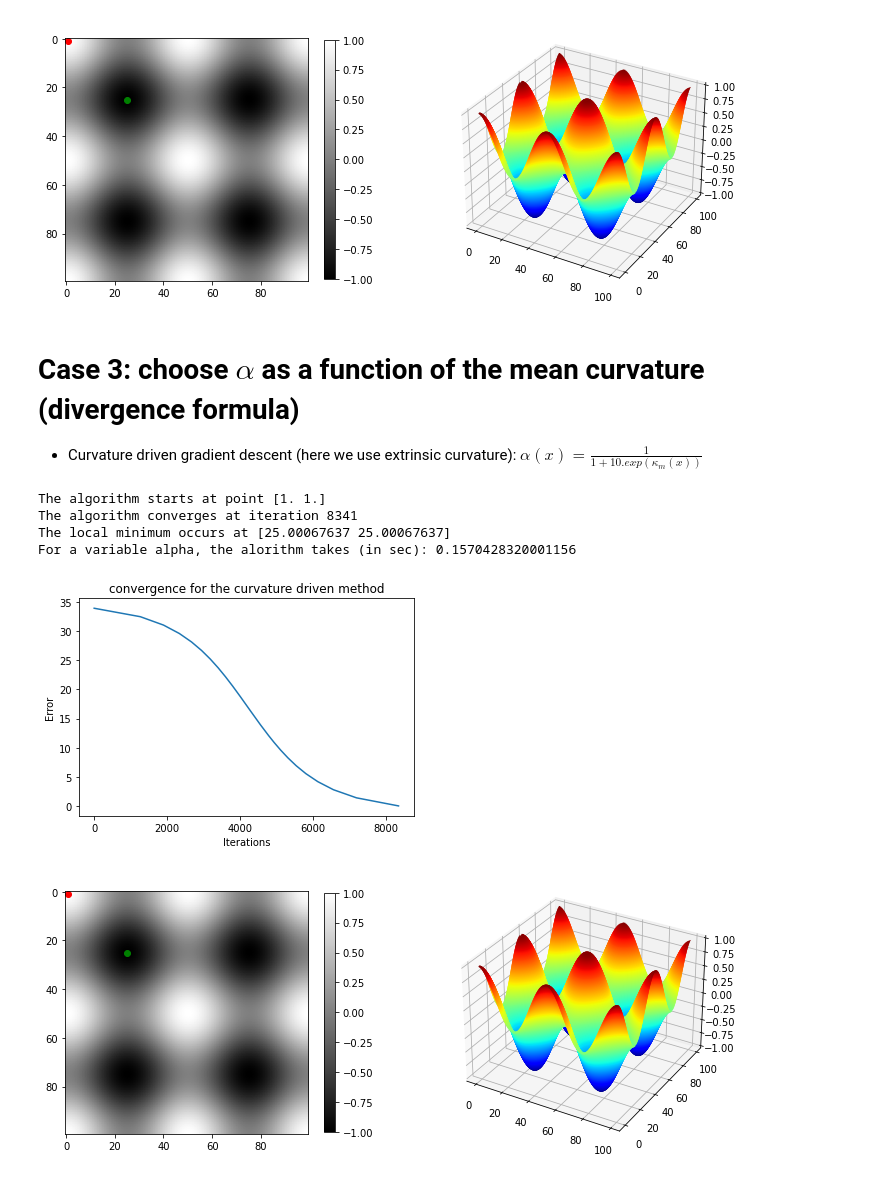
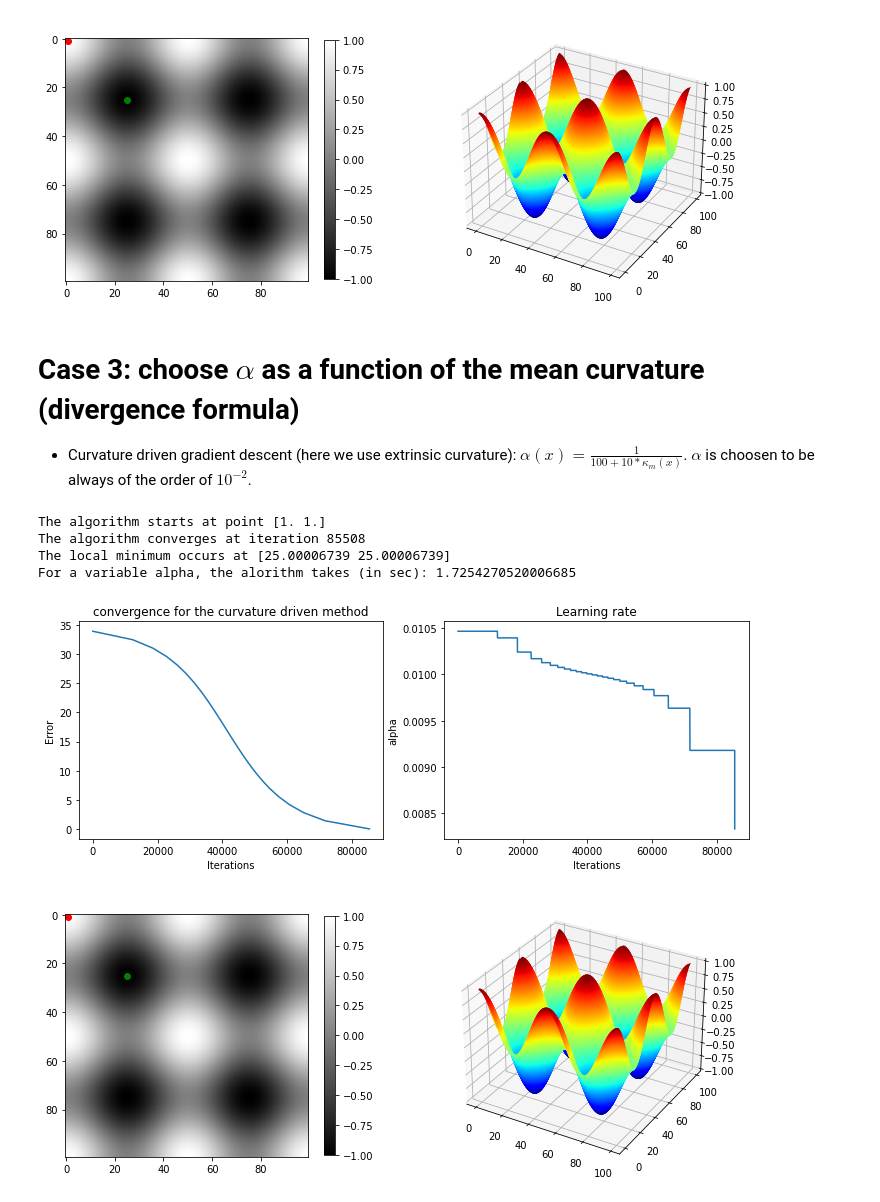
Before and after one commit to k16makki/Medima_tools, a Jupyter notebook: Notebooks/curvature_driven_gradient_descent.ipynb, the cells around one changed output. Drawn from its saved outputs; the diff is of its cells as text; code cells hidden in the pictures.

```diff
--- a/Notebooks/curvature_driven_gradient_descent.ipynb
+++ b/Notebooks/curvature_driven_gradient_descent.ipynb
@@ -231,6 +232,8 @@ def gradient_descent(cur_x, alpha, precision, previous_step_size, max_iters,\
 
     path = [cur_x]
 
+    l_rate = []
+
 
     while previous_step_size > precision and iters < max_iters:
         prev_x = cur_x #Store current x value in prev_x
@@ -239,24 +242,32 @@ def gradient_descent(cur_x, alpha, precision, previous_step_size, max_iters,\
         if (method=="gauss_curv"):
 
         ### Grad descent: our method
-            alpha_x = 1/(10*(1-g_curv[int(prev_x[0]),int(prev_x[1])]**2))
+            alpha_x = 1/(100*(1-g_curv[int(prev_x[0]),int(prev_x[1])])**3)
 
             cur_x = cur_x - alpha_x * np.array(\
             [Gx[int(prev_x[0]),\
             int(prev_x[1])],Gy[int(prev_x[0]),int(prev_x[1])]])
 
+            l_rate.append(alpha_x)
+
         elif (method=="mean_curv"):
 
         ### Grad descent: our method
-            alpha_x = 1/(10-mean_curv[int(prev_x[0]),int(prev_x[1])]**2)
+            alpha_x = 1/(100+10*mean_curv[int(prev_x[0]),int(prev_x[1])])
+
+            #alpha_x =  mean_curv[int(prev_x[0]),int(prev_x[1])]
 
             cur_x = cur_x - alpha_x * np.array(\
                     [Gx[int(prev_x[0]),\
                     int(prev_x[1])],Gy[int(prev_x[0]),int(prev_x[1])]])
+            l_rate.append(alpha_x)
+
         else:
            ### Grad descent: conventional method
             cur_x = cur_x - alpha * np.array([Gx[int(prev_x[0]),int(prev_x[1])],\
             Gy[int(prev_x[0]),int(prev_x[1])]])  #Grad descent
+
+            l_rate.append(alpha)
 
 
         previous_step_size = np.max(np.absolute(cur_x - prev_x)) #Change in x
@@ -269,7 +280,7 @@ def gradient_descent(cur_x, alpha, precision, previous_step_size, max_iters,\
 
     print("The local minimum occurs at", cur_x)
 
-    return cur_x, path
+    return cur_x, path, l_rate
 # %% [markdown]
 # Barzilai–Borwein method: $\alpha(x_n) = \frac{|(x_n-x_{n-1})^T  [\nabla z(x_n) - \nabla z(x_{n-1})]|}{|| \nabla z(x_n) - \nabla z(x_{n-1}) ||^2}$
 # %%
@@ -465,30 +494,41 @@ draw_3d(z, z, [1.0,1.0],[optimum2[0], optimum2[1]])
 # %% [markdown]
 # Case 3:  choose $\alpha$ as a function of the mean curvature (divergence formula)
 
-* Curvature driven gradient descent (here we use extrinsic curvature): $\alpha(x) = \frac{1}{1+10.exp(\kappa_m(x))}$
+* Curvature driven gradient descent (here we use extrinsic curvature): $\alpha(x) = \frac{1}{100+10*\kappa_m(x)}$. $\alpha$ is choosen to be always of the order of $10^{-2}$.
 # %%
 
 start_time = timeit.default_timer()
 
-optimum3, path3 = gradient_descent(cur_x=np.array([1.0,1.0]), alpha=0.01,\
+optimum3, path3, l_rate3 = gradient_descent(cur_x=np.array([1.0,1.0]), alpha=0.01,\
           precision=0.00001, previous_step_size=1,\
           max_iters=100000, cost_function=z, method='mean_curv')
 
 elapsed = timeit.default_timer() - start_time
 print("For a variable alpha, the alorithm takes (in sec):", elapsed)
 
+
+fig = plt.figure(figsize=(12, 4))
+fig.tight_layout(pad=3.0)
+
+plt.subplot(1, 2, 1)
 curve3 = convergence_curve(path3, x_star)
 plt.plot(curve3)
 plt.title("convergence for the curvature driven method")
 plt.xlabel("Iterations")
 plt.ylabel("Error")
+
+plt.subplot(1, 2, 2)
+plt.plot(l_rate3)
+plt.title("Learning rate")
+plt.xlabel("Iterations")
+plt.ylabel("alpha")
 plt.show()
 # %% [output]
 The algorithm starts at point [1. 1.]
-The algorithm converges at iteration 8341
-The local minimum occurs at [25.00067637 25.00067637]
-For a variable alpha, the alorithm takes (in sec): 0.1570428320001156
+The algorithm converges at iteration 85508
+The local minimum occurs at [25.00006739 25.00006739]
+For a variable alpha, the alorithm takes (in sec): 1.7254270520006685
-[figure, old version]
+[figure, new version]
 # %%
 draw_3d(z, z, [1.0,1.0],[optimum3[0], optimum3[1]])
 # %% [output]
```
Also changed, not shown: parts of 7 cells of this notebook.
